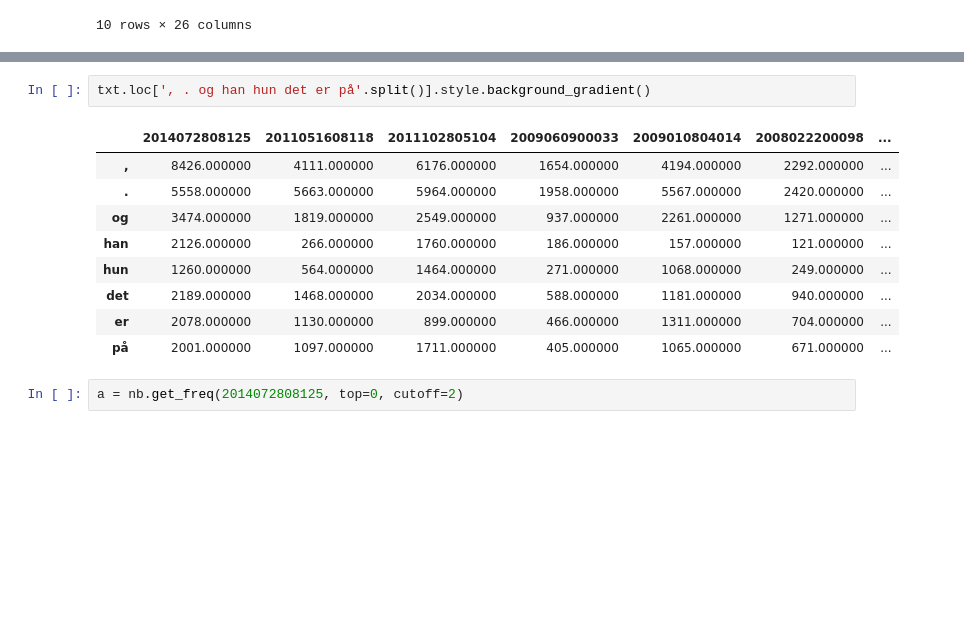
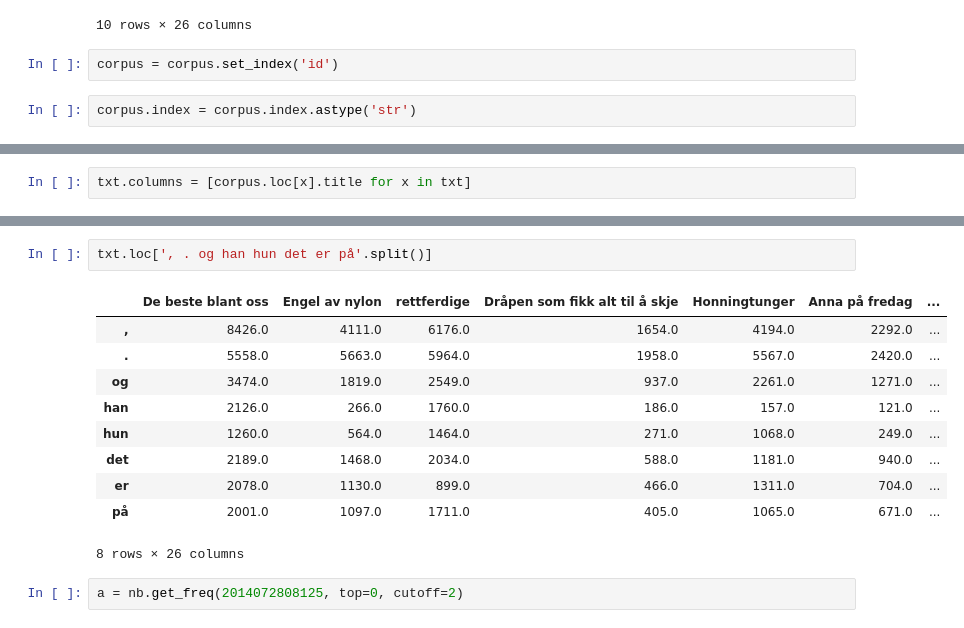
Before and after one commit to Yoonsen/narrative-buer, a Jupyter notebook: narration_Uri.ipynb, the cells around one changed output, grey strips where cells are left out. Drawn from its saved outputs; the diff is of its cells as text; blank space fills up the shorter version.

```diff
--- a/narration_Uri.ipynb
+++ b/narration_Uri.ipynb
@@ -152,3 +152,7 @@ txt.head(10)
 | en | 1729.0 | 813.0 | 1282.0 | 318.0 | 798.0 | 393.0 | ... |
 | som | 1710.0 | 701.0 | 1257.0 | 281.0 | 770.0 | 523.0 | ... |
 10 rows × 26 columns
+# %%
+corpus = corpus.set_index('id')
+# %%
+corpus.index = corpus.index.astype('str')
@@ -154,0 +170,2 @@ txt.head(10)
+# %%
+txt.columns = [corpus.loc[x].title for x in txt]
@@ -155,15 +191,16 @@ txt.head(10)
 # %%
-txt.loc[', . og han hun det er på'.split()].style.background_gradient()
+txt.loc[', . og han hun det er på'.split()]
 # %% [output]
-|  | 2014072808125 | 2011051608118 | 2011102805104 | 2009060900033 | 2009010804014 | 2008022200098 | ... |
-| , | 8426.000000 | 4111.000000 | 6176.000000 | 1654.000000 | 4194.000000 | 2292.000000 | ... |
-| . | 5558.000000 | 5663.000000 | 5964.000000 | 1958.000000 | 5567.000000 | 2420.000000 | ... |
-| og | 3474.000000 | 1819.000000 | 2549.000000 | 937.000000 | 2261.000000 | 1271.000000 | ... |
-| han | 2126.000000 | 266.000000 | 1760.000000 | 186.000000 | 157.000000 | 121.000000 | ... |
-| hun | 1260.000000 | 564.000000 | 1464.000000 | 271.000000 | 1068.000000 | 249.000000 | ... |
-| det | 2189.000000 | 1468.000000 | 2034.000000 | 588.000000 | 1181.000000 | 940.000000 | ... |
-| er | 2078.000000 | 1130.000000 | 899.000000 | 466.000000 | 1311.000000 | 704.000000 | ... |
-| på | 2001.000000 | 1097.000000 | 1711.000000 | 405.000000 | 1065.000000 | 671.000000 | ... |
+|  | De beste blant oss | Engel av nylon | rettferdige | Dråpen som fikk alt til å skje | Honningtunger | Anna på fredag | ... |
+| , | 8426.0 | 4111.0 | 6176.0 | 1654.0 | 4194.0 | 2292.0 | ... |
+| . | 5558.0 | 5663.0 | 5964.0 | 1958.0 | 5567.0 | 2420.0 | ... |
+| og | 3474.0 | 1819.0 | 2549.0 | 937.0 | 2261.0 | 1271.0 | ... |
+| han | 2126.0 | 266.0 | 1760.0 | 186.0 | 157.0 | 121.0 | ... |
+| hun | 1260.0 | 564.0 | 1464.0 | 271.0 | 1068.0 | 249.0 | ... |
+| det | 2189.0 | 1468.0 | 2034.0 | 588.0 | 1181.0 | 940.0 | ... |
+| er | 2078.0 | 1130.0 | 899.0 | 466.0 | 1311.0 | 704.0 | ... |
+| på | 2001.0 | 1097.0 | 1711.0 | 405.0 | 1065.0 | 671.0 | ... |
+8 rows × 26 columns
 # %%
 a = nb.get_freq(2014072808125, top=0, cutoff=2)
 # %%
```
Also changed, not shown: parts of 3 cells of this notebook.
